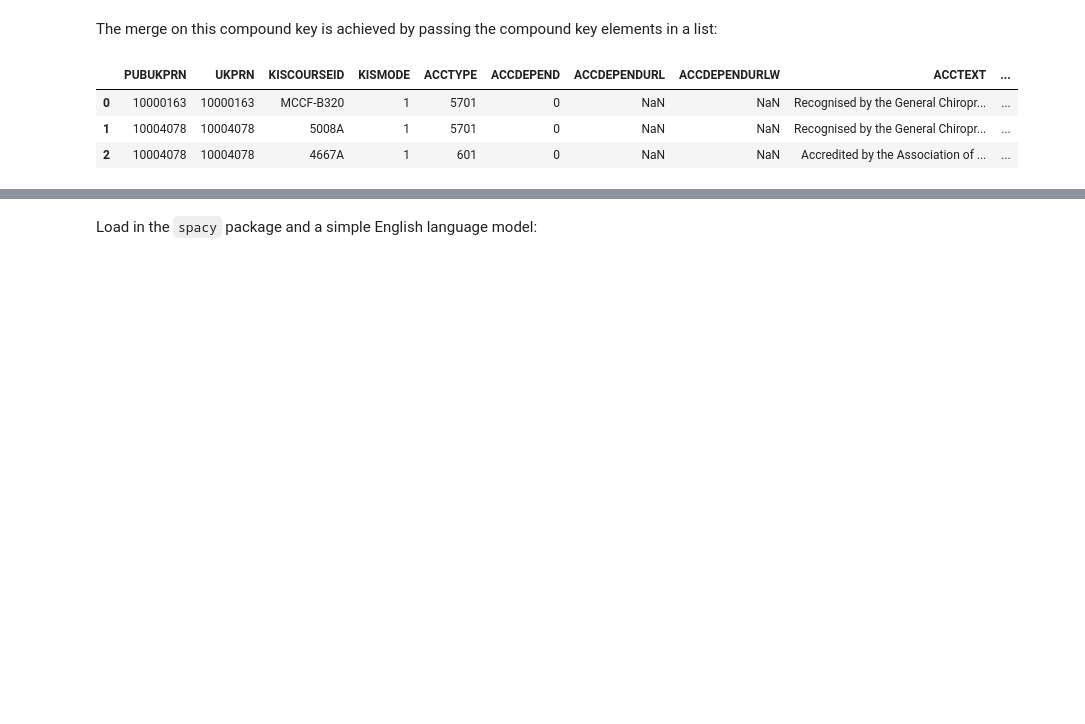
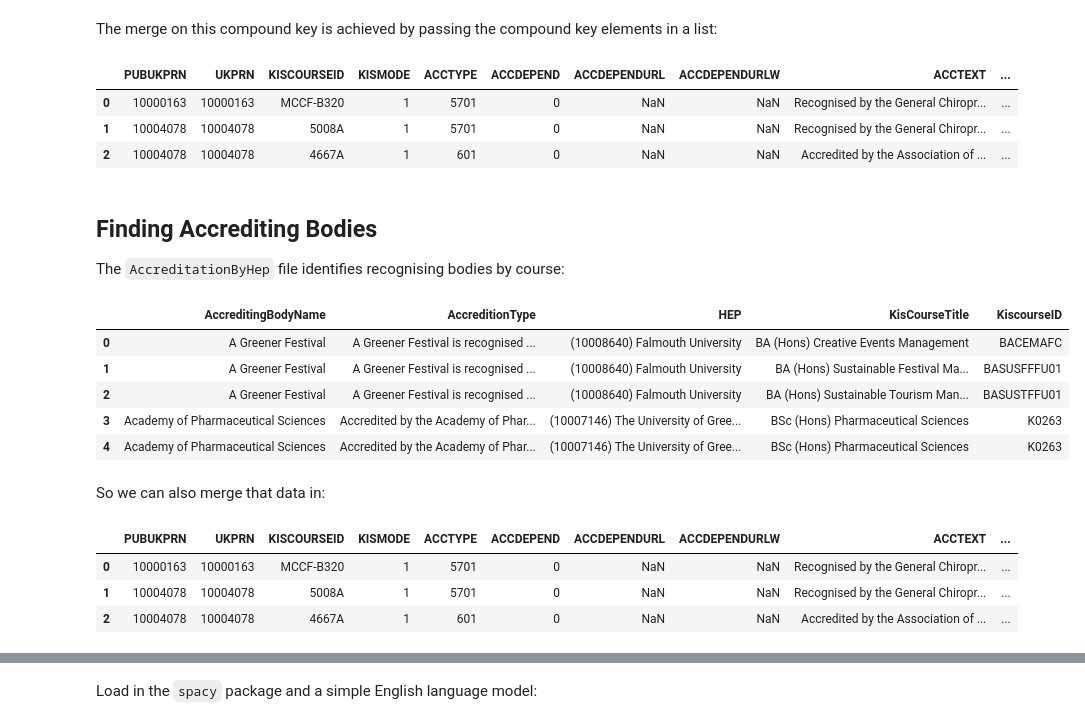
Before and after one commit to ConversationsWithData/unistats, a Jupyter notebook: 02.2 unistats - accredited courses.ipynb, the cells around one changed output, grey strips where cells are left out. Drawn from its saved outputs; the diff is of its cells as text; code cells hidden in the pictures; blank space fills up the shorter version.

```diff
--- a/02.2 unistats - accredited courses.ipynb
+++ b/02.2 unistats - accredited courses.ipynb
@@ -95,3 +95,31 @@ accreditation_df.head(3)
 | 0 | 10000163 | 10000163 | MCCF-B320 | 1 | 5701 | 0 | NaN | NaN | Recognised by the General Chiropr... | ... |
 | 1 | 10004078 | 10004078 | 5008A | 1 | 5701 | 0 | NaN | NaN | Recognised by the General Chiropr... | ... |
 | 2 | 10004078 | 10004078 | 4667A | 1 | 601 | 0 | NaN | NaN | Accredited by the Association of ... | ... |
+# %% [markdown]
+## Finding Accrediting Bodies
+
+The `AccreditationByHep` file identifies recognising bodies by course:
+# %%
+accrediting_df = pd.read_csv("on_2021_08_11_07_24_51/AccreditationByHep.csv")
+
+accrediting_df.head()
+# %% [output]
+|  | AccreditingBodyName | AccreditionType | HEP | KisCourseTitle | KiscourseID |
+| 0 | A Greener Festival | A Greener Festival is recognised ... | (10008640) Falmouth University | BA (Hons) Creative Events Management | BACEMAFC |
+| 1 | A Greener Festival | A Greener Festival is recognised ... | (10008640) Falmouth University | BA (Hons) Sustainable Festival Ma... | BASUSFFFU01 |
+| 2 | A Greener Festival | A Greener Festival is recognised ... | (10008640) Falmouth University | BA (Hons) Sustainable Tourism Man... | BASUSTFFU01 |
+| 3 | Academy of Pharmaceutical Sciences | Accredited by the Academy of Phar... | (10007146) The University of Gree... | BSc (Hons) Pharmaceutical Sciences | K0263 |
+| 4 | Academy of Pharmaceutical Sciences | Accredited by the Academy of Phar... | (10007146) The University of Gree... | BSc (Hons) Pharmaceutical Sciences | K0263 |
+# %% [markdown]
+So we can also merge that data in:
+# %%
+accreditation_df = pd.merge(accreditation_df,
+                            accrediting_df[["KiscourseID", "KisCourseTitle", "AccreditingBodyName"]],
+                            left_on=["KISCOURSEID"], right_on=['KiscourseID'])
+
+accreditation_df.head(3)
+# %% [output]
+|  | PUBUKPRN | UKPRN | KISCOURSEID | KISMODE | ACCTYPE | ACCDEPEND | ACCDEPENDURL | ACCDEPENDURLW | ACCTEXT | ... |
+| 0 | 10000163 | 10000163 | MCCF-B320 | 1 | 5701 | 0 | NaN | NaN | Recognised by the General Chiropr... | ... |
+| 1 | 10004078 | 10004078 | 5008A | 1 | 5701 | 0 | NaN | NaN | Recognised by the General Chiropr... | ... |
+| 2 | 10004078 | 10004078 | 4667A | 1 | 601 | 0 | NaN | NaN | Accredited by the Association of ... | ... |
```
Also changed, not shown: parts of 5 cells of this notebook.
